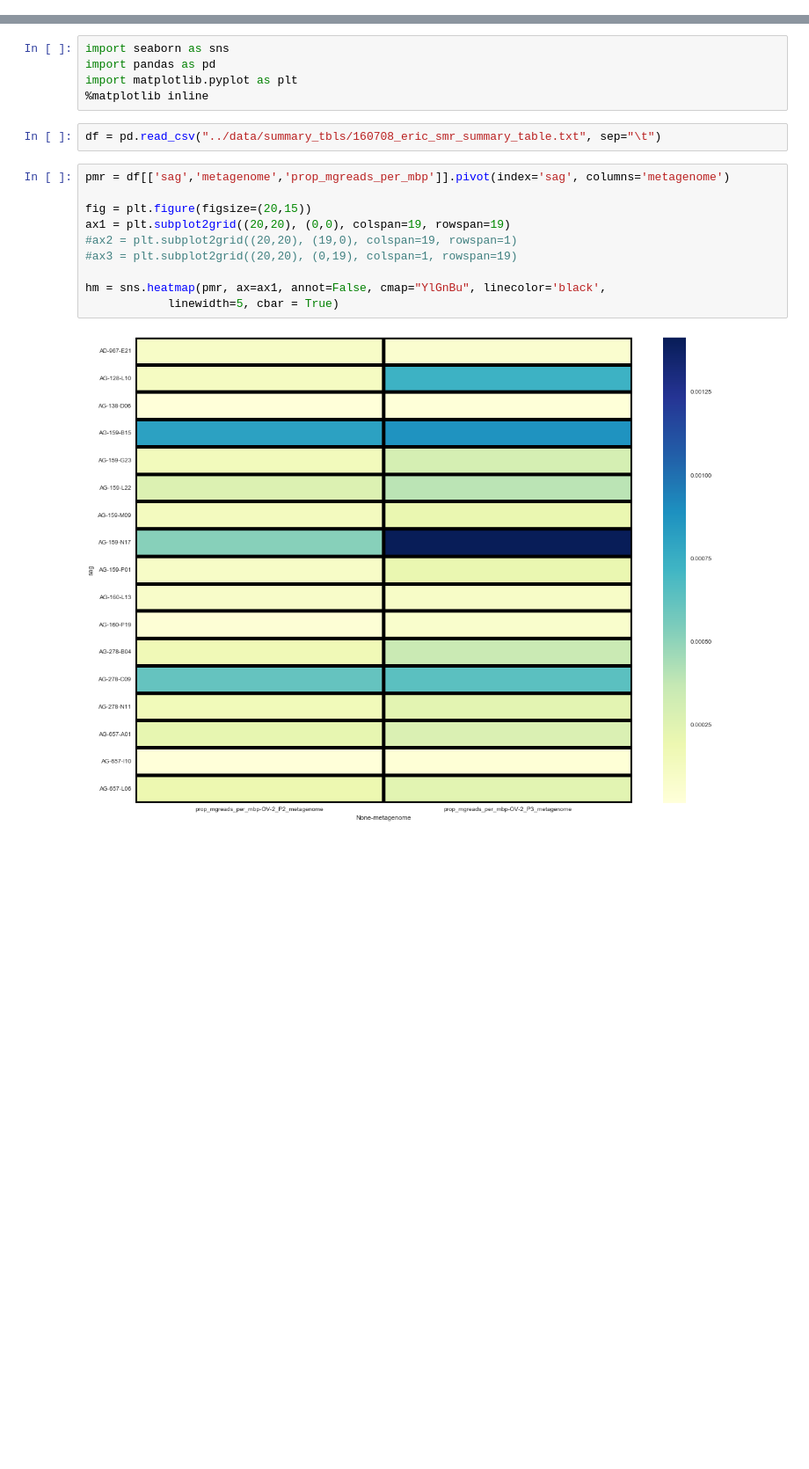
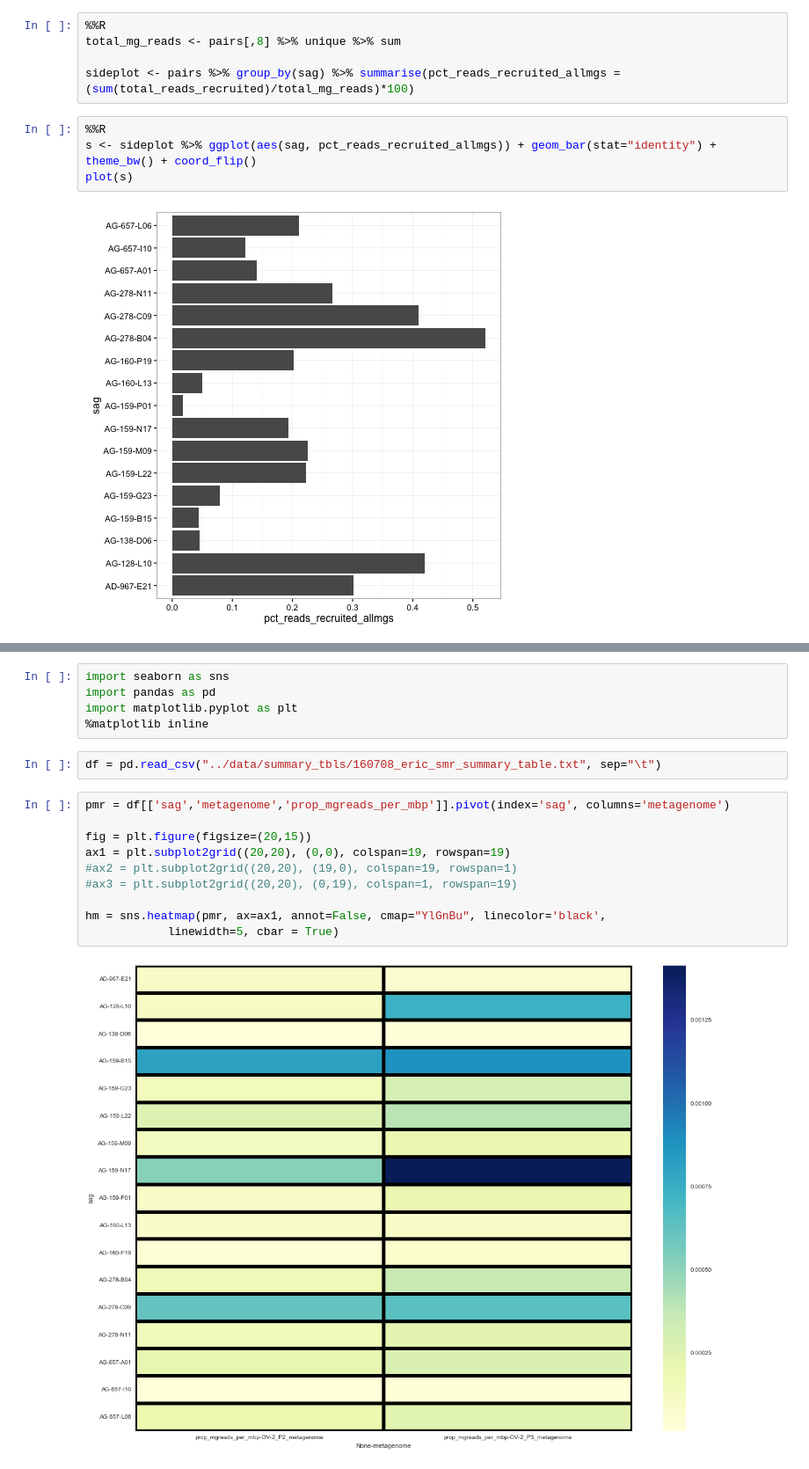
Before and after one commit to BigelowLab/sag-mg-recruit, a Jupyter notebook: notebooks/Plotting.ipynb, the cells around one changed output, grey strips where cells are left out. Shown at 88% size. Saved outputs shown, nothing was run; the diff lists cells and outputs as text; blank space fills up the shorter version.

```diff
--- a/notebooks/Plotting.ipynb
+++ b/notebooks/Plotting.ipynb
@@ -44,2 +93,13 @@ str(df)
+# %%
+%%R
+total_mg_reads <- pairs[,8] %>% unique %>% sum
+
+sideplot <- pairs %>% group_by(sag) %>% summarise(pct_reads_recruited_allmgs = (sum(total_reads_recruited)/total_mg_reads)*100)
+# %%
+%%R
+s <- sideplot %>% ggplot(aes(sag, pct_reads_recruited_allmgs)) + geom_bar(stat="identity") + theme_bw() + coord_flip()
+plot(s)
+# %% [output]
+[figure, added]
 # %%
 %%R
```
Also changed, not shown: parts of 15 cells of this notebook, 2 other files.
